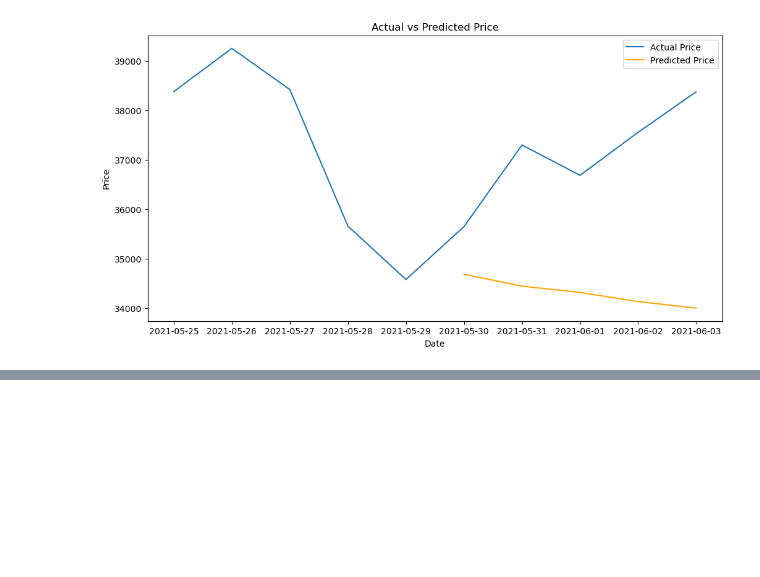
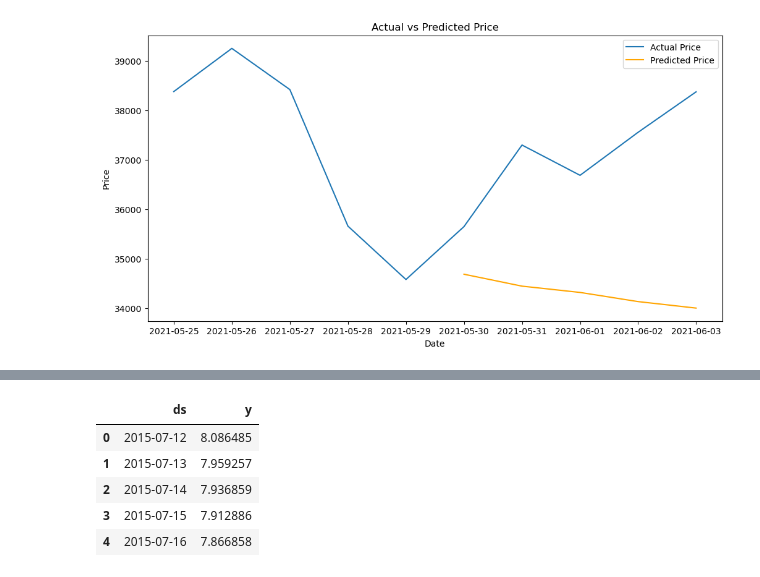
Before and after one commit to DoanNguyen2001/tap_bitcoin, a Jupyter notebook: sandesh_side.ipynb, the cells around one changed output, grey strips where cells are left out. Drawn from its saved outputs; the diff is of its cells as text; code cells hidden in the pictures; blank space fills up the shorter version.

```diff
--- a/sandesh_side.ipynb
+++ b/sandesh_side.ipynb
@@ -712,0 +747,9 @@ plt.show()
+# %%
+train_prophet.head()
+# %% [output]
+|  | ds | y |
+| 0 | 2015-07-12 | 8.086485 |
+| 1 | 2015-07-13 | 7.959257 |
+| 2 | 2015-07-14 | 7.936859 |
+| 3 | 2015-07-15 | 7.912886 |
+| 4 | 2015-07-16 | 7.866858 |
```
Also changed, not shown: parts of 27 cells of this notebook.
